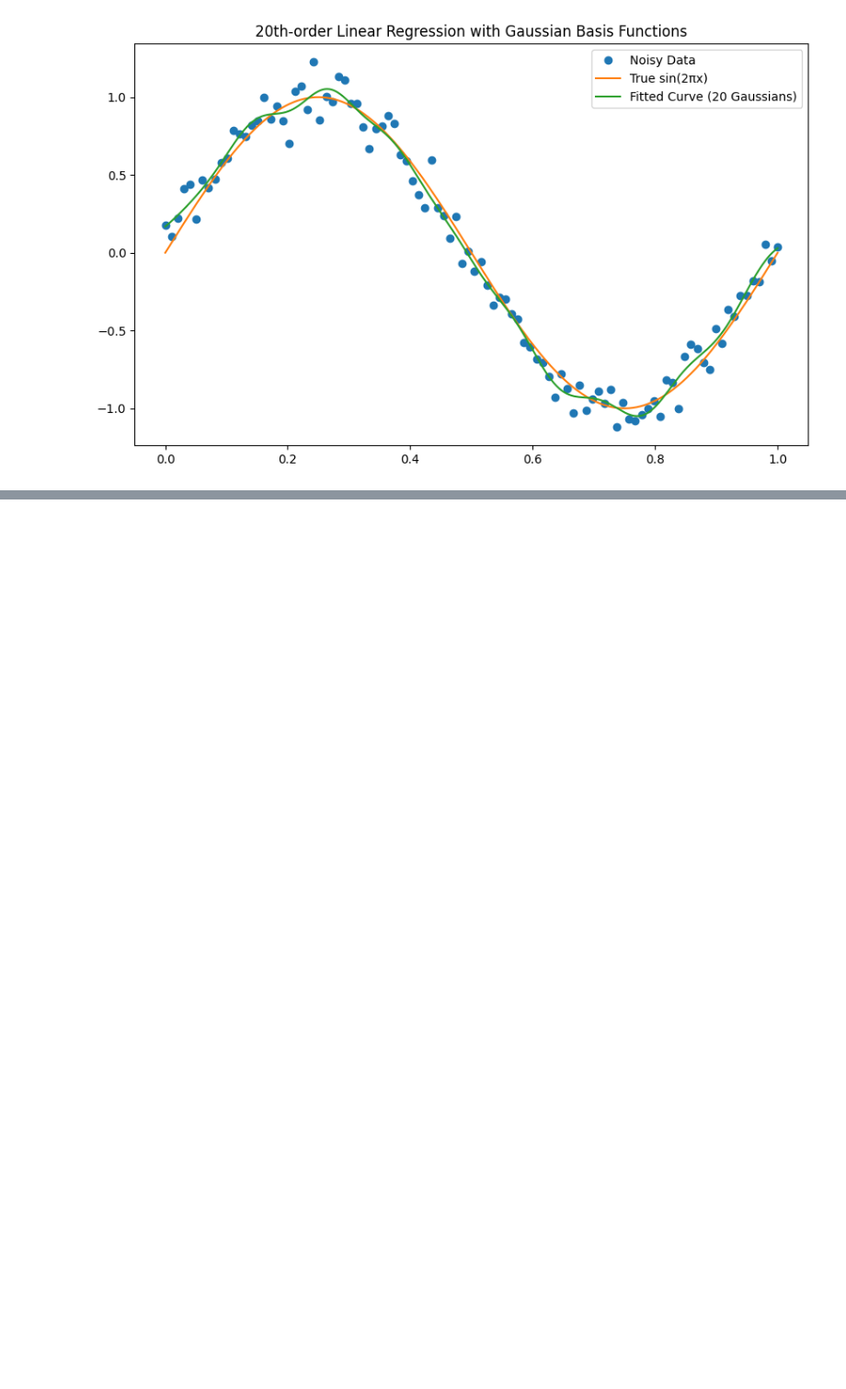
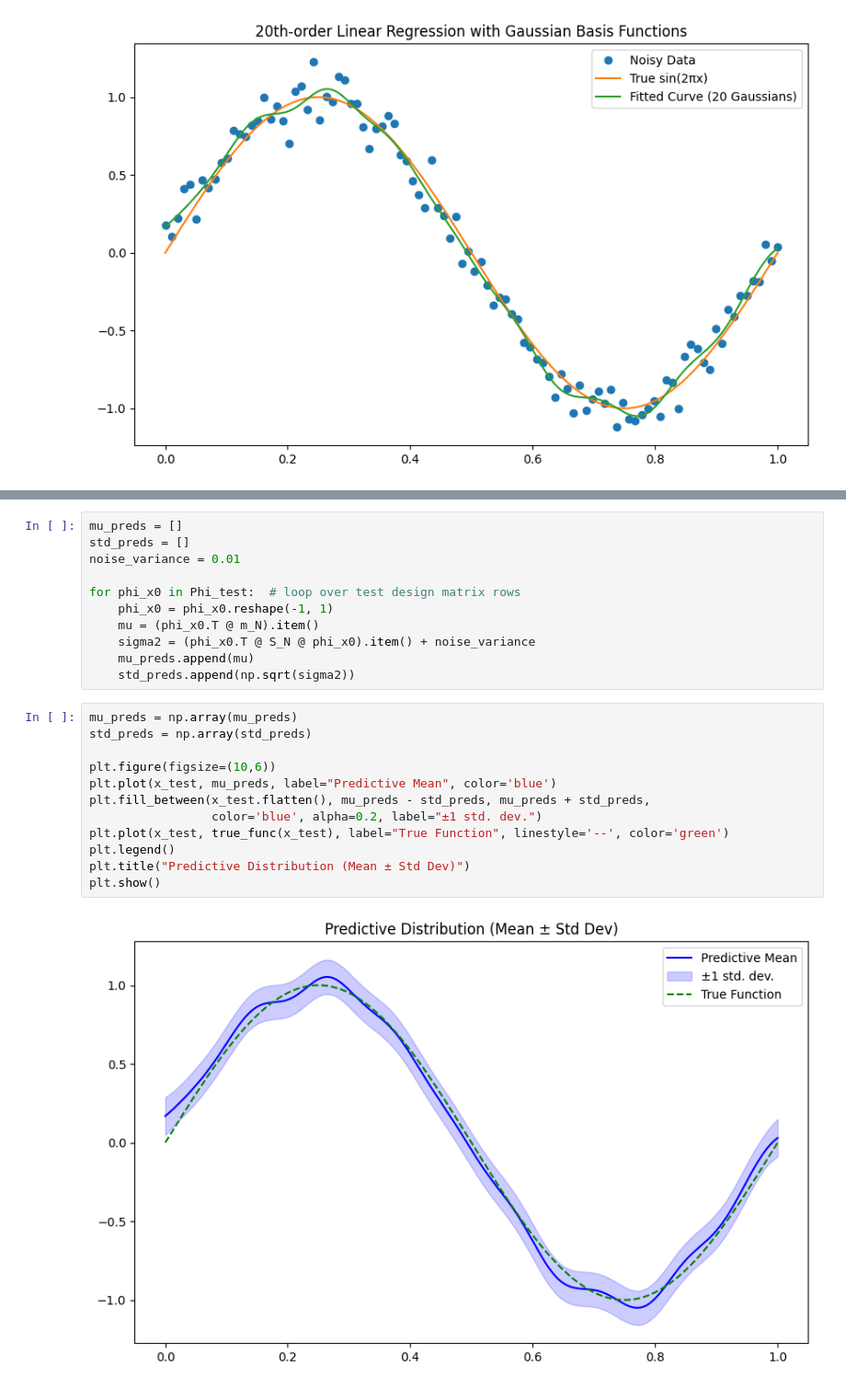
Before and after one commit to bhsh200/jpmc-case-study, a Jupyter notebook: Part6.ipynb, the cells around one changed output, grey strips where cells are left out. Shown: that part at 92% size. Saved outputs shown, nothing was run; the diff lists cells and outputs as text; blank space fills up the shorter version.

```diff
--- a/Part6.ipynb
+++ b/Part6.ipynb
@@ -225,0 +186,25 @@ plt.show()
+# %%
+mu_preds = []
+std_preds = []
+noise_variance = 0.01
+
+for phi_x0 in Phi_test:  # loop over test design matrix rows
+    phi_x0 = phi_x0.reshape(-1, 1)
+    mu = (phi_x0.T @ m_N).item()
+    sigma2 = (phi_x0.T @ S_N @ phi_x0).item() + noise_variance
+    mu_preds.append(mu)
+    std_preds.append(np.sqrt(sigma2))
+# %%
+mu_preds = np.array(mu_preds)
+std_preds = np.array(std_preds)
+
+plt.figure(figsize=(10,6))
+plt.plot(x_test, mu_preds, label="Predictive Mean", color='blue')
+plt.fill_between(x_test.flatten(), mu_preds - std_preds, mu_preds + std_preds,
+                 color='blue', alpha=0.2, label="±1 std. dev.")
+plt.plot(x_test, true_func(x_test), label="True Function", linestyle='--', color='green')
+plt.legend()
+plt.title("Predictive Distribution (Mean ± Std Dev)")
+plt.show()
+# %% [output]
+[figure, added]
```
Also changed, not shown: parts of 5 cells of this notebook.
